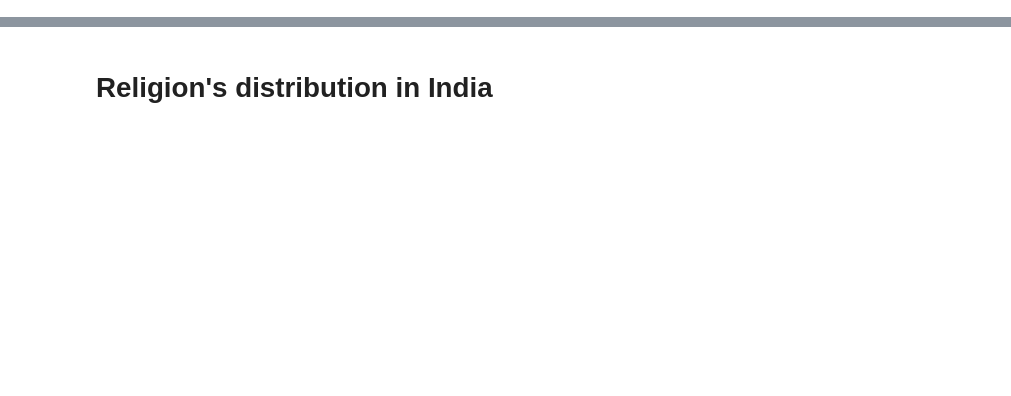
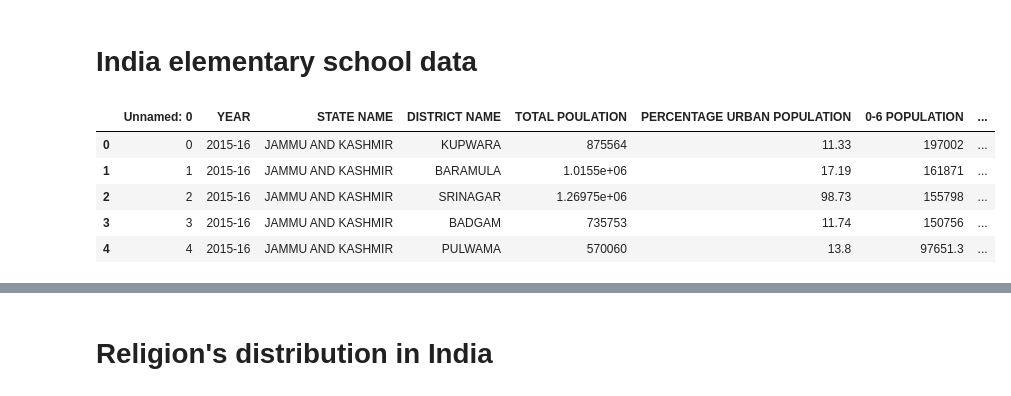
Before and after one commit to kurund/aangan-data-analysis, a Jupyter notebook: india-census/india-socio-economic.ipynb, the cells around one changed output, grey strips where cells are left out. Saved outputs shown, nothing was run; the diff lists cells and outputs as text; code cells hidden in the pictures; blank space fills up the shorter version.

```diff
--- a/india-census/india-socio-economic.ipynb
+++ b/india-census/india-socio-economic.ipynb
@@ -16,0 +41,12 @@ dataDis2011.replace('ORISSA','ODISHA',inplace=True)
+# %% [markdown]
+# India elementary school data
+# %%
+dataElemSchool = dataElemSchool.replace(np.NaN,'NA',regex=True)
+dataElemSchool.head()
+# %% [output]
+|  | Unnamed: 0 | YEAR | STATE NAME | DISTRICT NAME | TOTAL POULATION | PERCENTAGE URBAN POPULATION | 0-6 POPULATION | ... |
+| 0 | 0 | 2015-16 | JAMMU AND KASHMIR | KUPWARA | 875564 | 11.33 | 197002 | ... |
+| 1 | 1 | 2015-16 | JAMMU AND KASHMIR | BARAMULA | 1.0155e+06 | 17.19 | 161871 | ... |
+| 2 | 2 | 2015-16 | JAMMU AND KASHMIR | SRINAGAR | 1.26975e+06 | 98.73 | 155798 | ... |
+| 3 | 3 | 2015-16 | JAMMU AND KASHMIR | BADGAM | 735753 | 11.74 | 150756 | ... |
+| 4 | 4 | 2015-16 | JAMMU AND KASHMIR | PULWAMA | 570060 | 13.8 | 97651.3 | ... |
```
Also changed, not shown: parts of 47 cells of this notebook, 2 other files.
